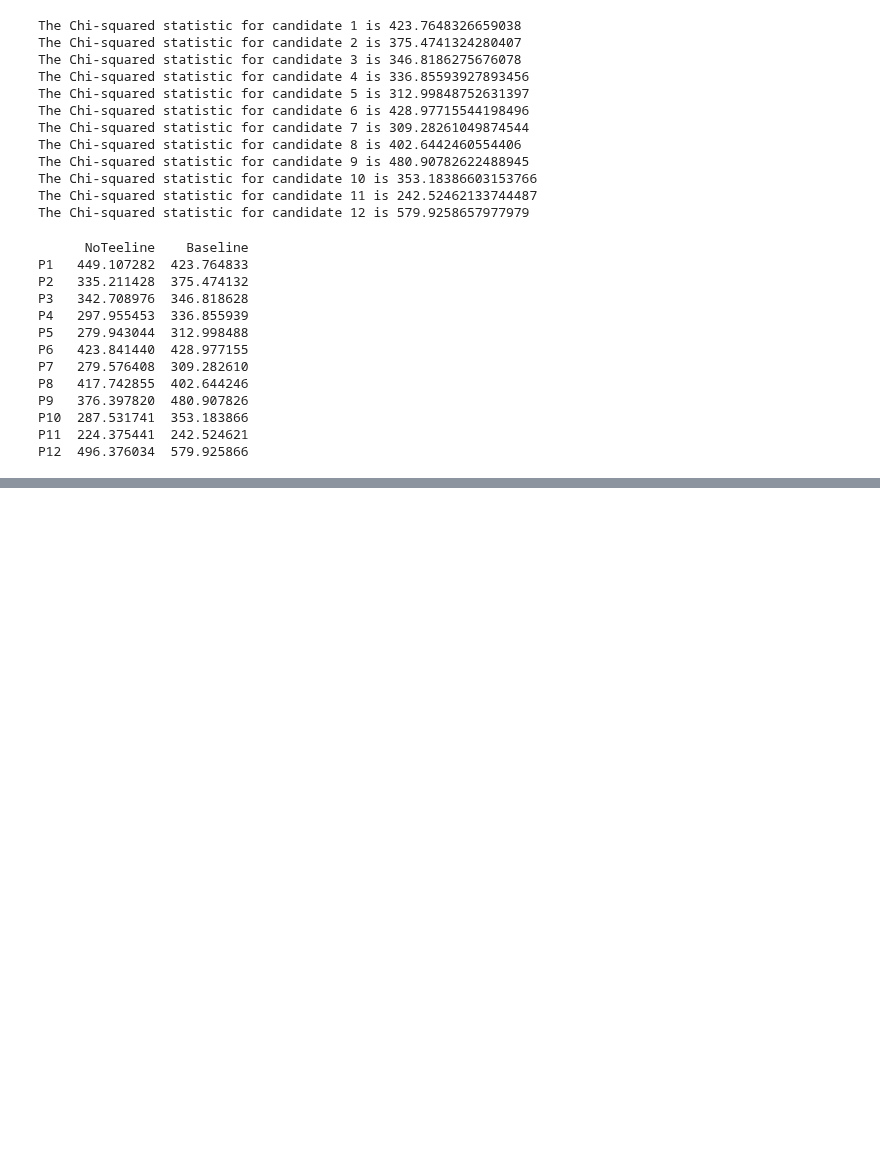
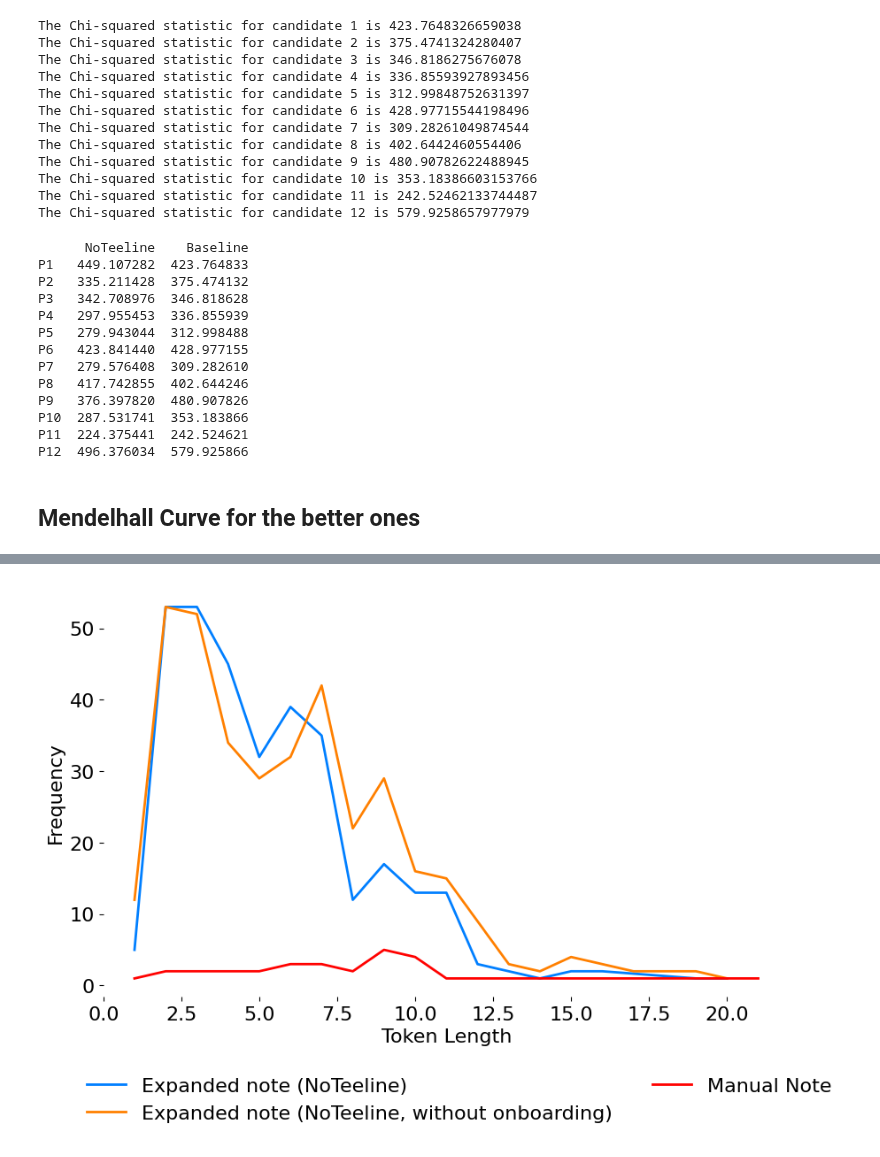
Before and after one commit to Abdus-Samee/NoTeeline, a Jupyter notebook: DataAnalysis/chi_squared.ipynb, the cells around one changed output, grey strips where cells are left out. Cells and saved outputs as stored; diff of their text form; code cells hidden in the pictures; blank space fills up the shorter version.

Commit message:
Update: Added mandelhall curves

```diff
--- a/DataAnalysis/chi_squared.ipynb
+++ b/DataAnalysis/chi_squared.ipynb
@@ -307,3 +307,79 @@ P9   376.397820  480.907826
 P10  287.531741  353.183866
 P11  224.375441  242.524621
 P12  496.376034  579.925866
+# %% [markdown]
+## Mendelhall Curve for the better ones
+# %%
+author = 1
+
+plt.rc('font', size=16)  # Set the font size to 24 or any desired size for better visibility
+plt.rc('axes', titlesize=16)  # Set the font size for the axes title
+plt.rc('axes', labelsize=16)  # Set the font size for the x and y labels
+plt.rc('xtick', labelsize=16)  # Set the font size for the tick labels on the x-axis
+plt.rc('ytick', labelsize=16)  # Set the font size for the tick labels on the y-axis
+plt.rc('legend', fontsize=16)  # Set the font size for the legend
+plt.rc('figure', titlesize=16)  # Set the font size for the figure title
+
+import matplotlib.pyplot as plt
+import nltk
+nltk.download('punkt')
+
+# Transform the authors' corpora into lists of word tokens
+federalist_by_author_tokens = {}
+federalist_by_author_length_distributions = {}
+federalist_by_author_tokens_baseline = {}
+federalist_by_author_length_distributions_baseline = {}
+federalist_by_author_tokens_special = {}
+federalist_by_author_length_distributions_special = {}
+
+plt.figure(figsize=(10, 6))
+tokens = nltk.word_tokenize(auto_note[author])
+# filter out punctuation
+tokens = ([token for token in tokens if any(c.isalpha() for c in token)])
+
+federalist_by_author_tokens[author] = tokens
+# Get a distribution of token lengths
+token_lengths = [len(token) for token in federalist_by_author_tokens[author]]
+federalist_by_author_length_distributions[author] = nltk.FreqDist(token_lengths)
+
+token_lengths = [len(token) for token in tokens]
+freq_dist = nltk.FreqDist(token_lengths)
+lengths, frequencies = zip(*sorted(freq_dist.items()))
+plt.plot(lengths, frequencies, label='Expanded note (NoTeeline)', color='#007fff', lw=2)
+
+#----------------without onboarding----------------
+
+tokens = nltk.word_tokenize(author_notee[author])
+tokens = ([token for token in tokens if any(c.isalpha() for c in token)])
+federalist_by_author_tokens_special[author] = tokens
+token_lengths = [len(token) for token in federalist_by_author_tokens_special[author]]
+federalist_by_author_length_distributions_special[author] = nltk.FreqDist(token_lengths)
+token_lengths = [len(token) for token in tokens]
+freq_dist = nltk.FreqDist(token_lengths)
+lengths, frequencies = zip(*sorted(freq_dist.items()))
+plt.plot(lengths, frequencies, label='Expanded note (NoTeeline, without onboarding)', color='#ff8000', lw=2)
+
+
+# ------------Baseline--------------
+
+tokens = nltk.word_tokenize(manual_note[author])
+tokens = ([token for token in tokens if any(c.isalpha() for c in token)])
+
+federalist_by_author_tokens_baseline[author] = tokens
+# Get a distribution of token lengths
+token_lengths = [len(token) for token in federalist_by_author_tokens_baseline[author]]
+federalist_by_author_length_distributions_baseline[author] = nltk.FreqDist(token_lengths)
+
+token_lengths = [len(token) for token in tokens]
+freq_dist = nltk.FreqDist(token_lengths)
+lengths, frequencies = zip(*sorted(freq_dist.items()))
+plt.plot(lengths, frequencies, label='Manual Note', color='#ff0100', lw=2)
+label_ = author + 1
+# plt.title(f'Token Length Distribution by Author {label_}')
+plt.xlabel('Token Length')
+plt.ylabel('Frequency')
+plt.box(False)
+plt.legend(loc="lower left", bbox_to_anchor=(-0.05, -0.35), ncol=2, frameon=False)
+plt.savefig(f'UserLog/mcurves/mcurve_p{author+1}.pdf', bbox_inches="tight")
+plt.show()
+# %% [output]
@@ -309,0 +388 @@ P12  496.376034  579.925866
+[figure, added]
```
Also changed, not shown: parts of 10 cells of this notebook.
